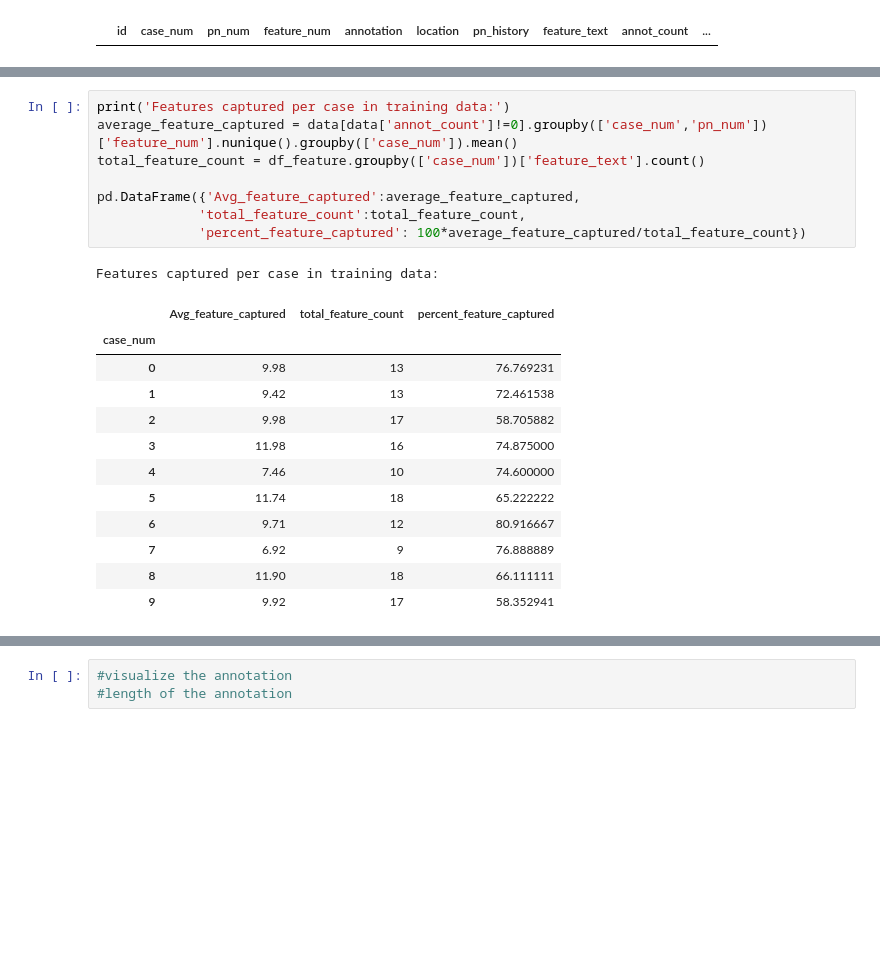
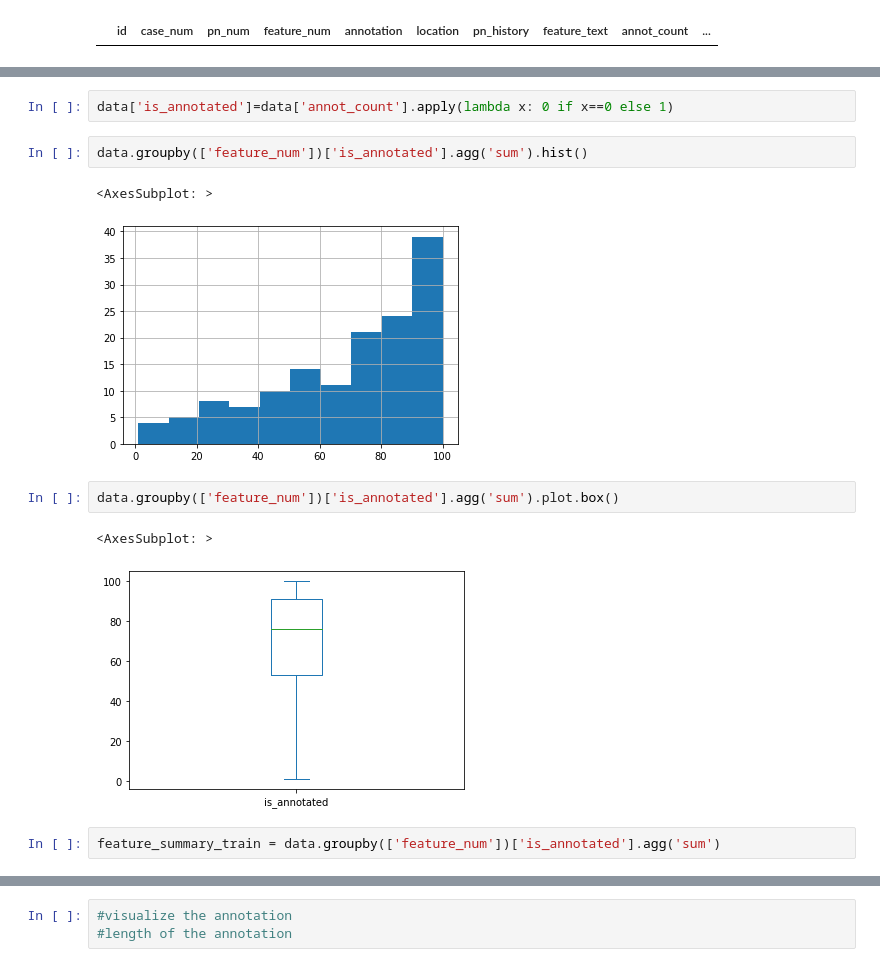
Before and after one commit to jsqzhu/nbme, a Jupyter notebook: 01-NBME-EDA.ipynb, the cells around one changed output, grey strips where cells are left out. Cells and saved outputs as stored; diff of their text form; blank space fills up the shorter version.

```diff
--- a/01-NBME-EDA.ipynb
+++ b/01-NBME-EDA.ipynb
@@ -223,25 +226,17 @@ data[data['annot_count']==0].head()
 | 8 | 00016_008 | 0 | 16 | 8 | [] | [] | HPI: 17yo M presents with palpita... | Caffeine-use | 0 | ... |
 | 13 | 00041_000 | 0 | 41 | 0 | [] | [] | 17 Y/O M CAME TO THE CLINIC C/O H... | Family-history-of-MI-OR-Family-hi... | 0 | ... |
 | 17 | 00041_004 | 0 | 41 | 4 | [] | [] | 17 Y/O M CAME TO THE CLINIC C/O H... | Lightheaded | 0 | ... |
-# %%
-print('Features captured per case in training data:')
-average_feature_captured = data[data['annot_count']!=0].groupby(['case_num','pn_num'])['feature_num'].nunique().groupby(['case_num']).mean()
-total_feature_count = df_feature.groupby(['case_num'])['feature_text'].count()
-
-pd.DataFrame({'Avg_feature_captured':average_feature_captured,
-             'total_feature_count':total_feature_count,
-             'percent_feature_captured': 100*average_feature_captured/total_feature_count})
-# %% [output]
-Features captured per case in training data:
-|  | Avg_feature_captured | total_feature_count | percent_feature_captured |
-| case_num |  |  |  |
-| 0 | 9.98 | 13 | 76.769231 |
-| 1 | 9.42 | 13 | 72.461538 |
-| 2 | 9.98 | 17 | 58.705882 |
-| 3 | 11.98 | 16 | 74.875000 |
-| 4 | 7.46 | 10 | 74.600000 |
-| 5 | 11.74 | 18 | 65.222222 |
-| 6 | 9.71 | 12 | 80.916667 |
-| 7 | 6.92 | 9 | 76.888889 |
-| 8 | 11.90 | 18 | 66.111111 |
-| 9 | 9.92 | 17 | 58.352941 |
+# %%
+data['is_annotated']=data['annot_count'].apply(lambda x: 0 if x==0 else 1)
+# %%
+data.groupby(['feature_num'])['is_annotated'].agg('sum').hist()
+# %% [output]
+<AxesSubplot: >
+[figure, added]
+# %%
+data.groupby(['feature_num'])['is_annotated'].agg('sum').plot.box()
+# %% [output]
+<AxesSubplot: >
+[figure, added]
+# %%
+feature_summary_train = data.groupby(['feature_num'])['is_annotated'].agg('sum')
```
Also changed, not shown: parts of 36 cells of this notebook.
